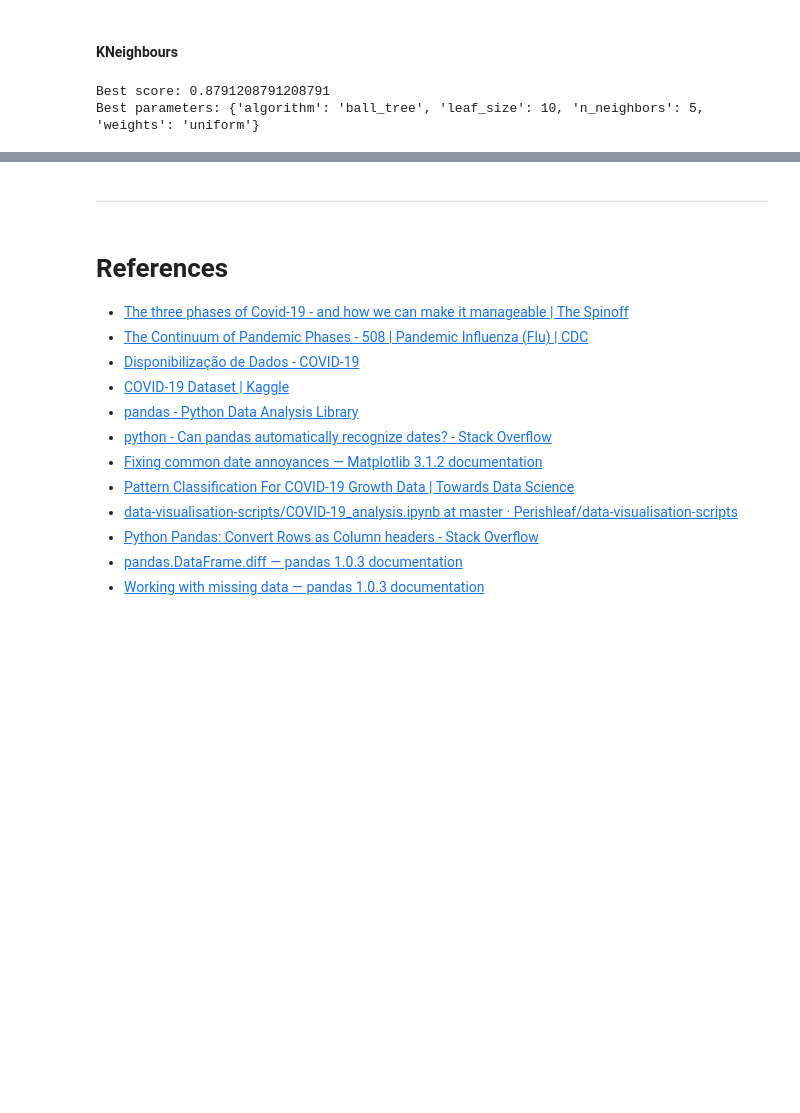
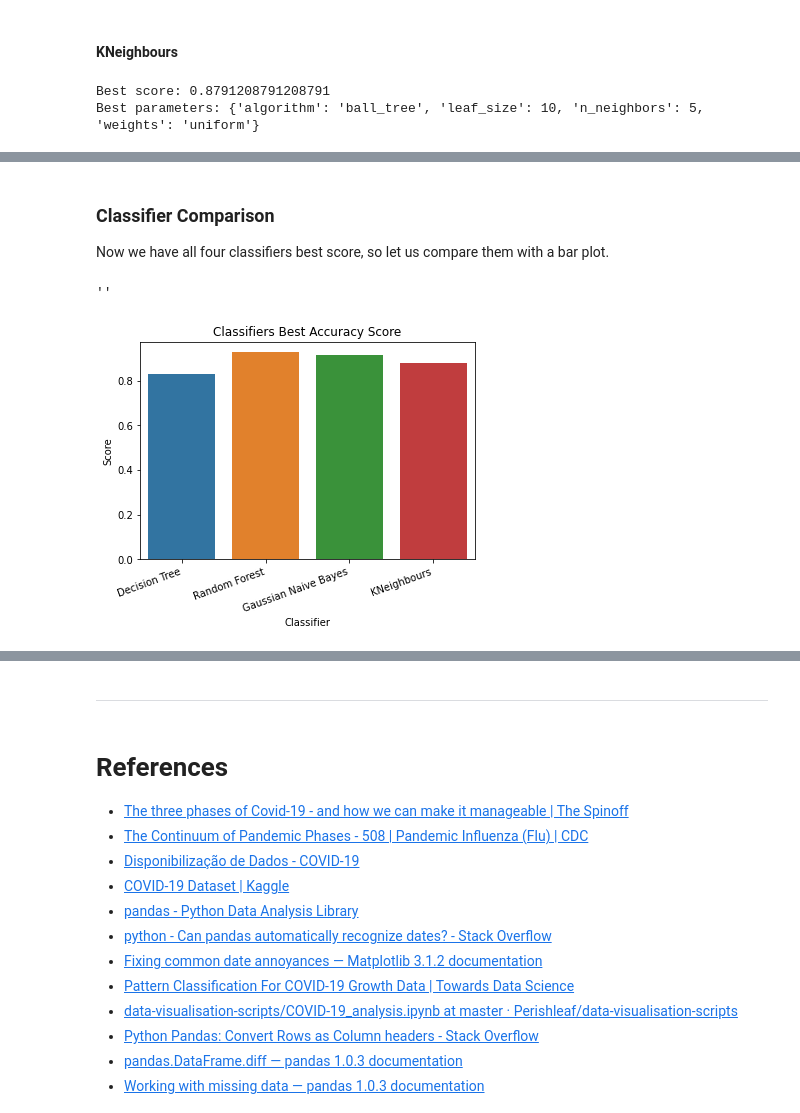
Before and after one commit to diogosmac/covid-forecast-feup-iart, a Jupyter notebook: projects/project2/project.ipynb, the cells around one changed output, grey strips where cells are left out. Saved outputs shown, nothing was run; the diff lists cells and outputs as text; code cells hidden in the pictures; blank space fills up the shorter version.

```diff
--- a/projects/project2/project.ipynb
+++ b/projects/project2/project.ipynb
@@ -863,7 +853,8 @@ from sklearn.model_selection import GridSearchCV
 from sklearn.tree import DecisionTreeClassifier
 from sklearn.model_selection import StratifiedKFold
 
-scores = []
+best_scores = {}
+classifiers = {}
 
 decision_tree_classifier = DecisionTreeClassifier()
 
@@ -883,7 +874,7 @@ grid_search.fit(all_inputs, all_labels)
 print('Best score: {}'.format(grid_search.best_score_))
 print('Best parameters: {}'.format(grid_search.best_params_))
 
-grid_search.best_estimator_
+classifiers['Decision Tree'] = grid_search.best_estimator_
 
-scores.append(grid_search.best_score_)
+best_scores['Decision Tree'] = grid_search.best_score_
 # %% [output]
@@ -914,7 +903,7 @@ grid_search.fit(all_inputs, all_labels)
 print('Best score: {}'.format(grid_search.best_score_))
 print('Best parameters: {}'.format(grid_search.best_params_))
 
-grid_search.best_estimator_
+classifiers['Random Forest'] = grid_search.best_estimator_
 
-scores.append(grid_search.best_score_)
+best_scores['Random Forest'] = grid_search.best_score_
 # %% [output]
@@ -941,9 +930,8 @@ grid_search.fit(all_inputs, all_labels)
 print('Best score: {}'.format(grid_search.best_score_))
 print('Best parameters: {}'.format(grid_search.best_params_))
 
-grid_search.best_estimator_
-
-scores.append(grid_search.best_score_)
+classifiers['Gaussian Naive Bayes'] = grid_search.best_estimator_
+best_scores['Gaussian Naive Bayes'] = grid_search.best_score_
 # %% [output]
 Best score: 0.9157509157509157
 Best parameters: {'var_smoothing': 0.16}
@@ -971,9 +959,8 @@ grid_search.fit(all_inputs, all_labels)
 print('Best score: {}'.format(grid_search.best_score_))
 print('Best parameters: {}'.format(grid_search.best_params_))
 
-grid_search.best_estimator_
-
-scores.append(grid_search.best_score_)
+classifiers['KNeighbours'] = grid_search.best_estimator_
+best_scores['KNeighbours'] = grid_search.best_score_
 # %% [output]
 Best score: 0.8791208791208791
 Best parameters: {'algorithm': 'ball_tree', 'leaf_size': 10, 'n_neighbors': 5, 'weights': 'uniform'}
@@ -1144,0 +967,16 @@ sb.stripplot(x='classifier', y='accuracy', data=both_df, jitter=True, color='bla
+# %% [markdown]
+### Classifier Comparison
+
+Now we have all four classifiers best score, so let us compare them with a bar plot.
+# %%
+score_df = pd.DataFrame()
+for name, score in best_scores.items():
+    score_df = score_df.append(pd.DataFrame({'Score': [score], 'Classifier': [name]}))
+
+ax = sb.barplot(x='Classifier', y='Score', data=score_df)
+ax.set_title('Classifiers Best Accuracy Score')
+ax.set_xticklabels(ax.get_xticklabels(), rotation=20, horizontalalignment='right')
+;
+# %% [output]
+''
+[figure, added]
```
Also changed, not shown: parts of 39 cells of this notebook, 3 other files.
